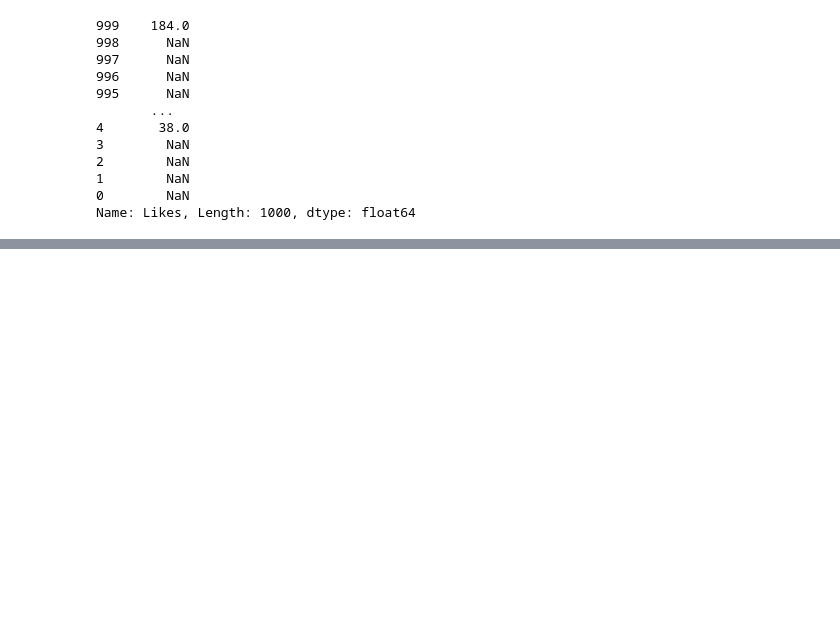
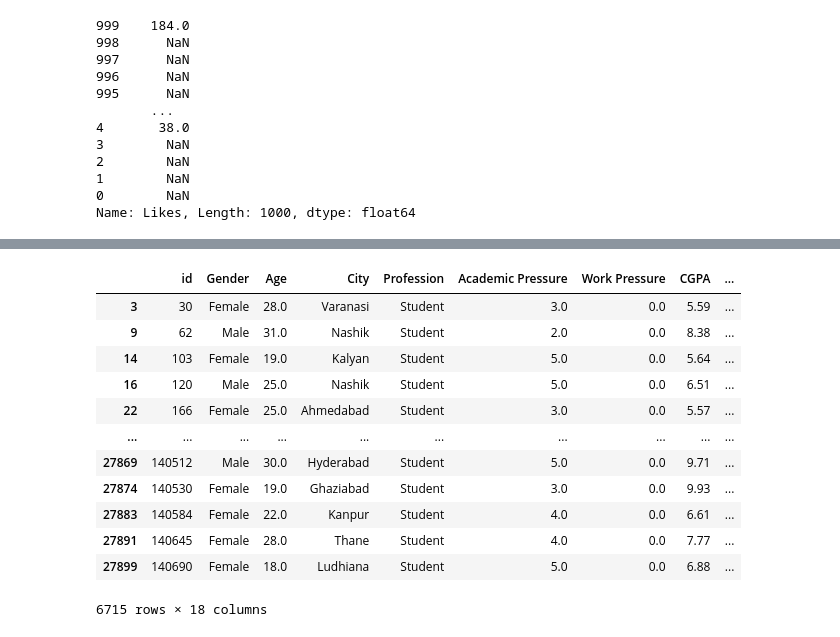
Before and after one commit to vikasjajoria/GenAI, a Jupyter notebook: Libraries/Pandas/mathematical_function.ipynb, the cells around one changed output, grey strips where cells are left out. Drawn from its saved outputs; the diff is of its cells as text; code cells hidden in the pictures; blank space fills up the shorter version.

```diff
--- a/Libraries/Pandas/mathematical_function.ipynb
+++ b/Libraries/Pandas/mathematical_function.ipynb
@@ -184,0 +211,16 @@ Name: Likes, dtype: float64
+# %%
+data[data['Financial Stress']==5]
+# %% [output]
+|  | id | Gender | Age | City | Profession | Academic Pressure | Work Pressure | CGPA | ... |
+| 3 | 30 | Female | 28.0 | Varanasi | Student | 3.0 | 0.0 | 5.59 | ... |
+| 9 | 62 | Male | 31.0 | Nashik | Student | 2.0 | 0.0 | 8.38 | ... |
+| 14 | 103 | Female | 19.0 | Kalyan | Student | 5.0 | 0.0 | 5.64 | ... |
+| 16 | 120 | Male | 25.0 | Nashik | Student | 5.0 | 0.0 | 6.51 | ... |
+| 22 | 166 | Female | 25.0 | Ahmedabad | Student | 3.0 | 0.0 | 5.57 | ... |
+| ... | ... | ... | ... | ... | ... | ... | ... | ... | ... |
+| 27869 | 140512 | Male | 30.0 | Hyderabad | Student | 5.0 | 0.0 | 9.71 | ... |
+| 27874 | 140530 | Female | 19.0 | Ghaziabad | Student | 3.0 | 0.0 | 9.93 | ... |
+| 27883 | 140584 | Female | 22.0 | Kanpur | Student | 4.0 | 0.0 | 6.61 | ... |
+| 27891 | 140645 | Female | 28.0 | Thane | Student | 4.0 | 0.0 | 7.77 | ... |
+| 27899 | 140690 | Female | 18.0 | Ludhiana | Student | 5.0 | 0.0 | 6.88 | ... |
+6715 rows × 18 columns
```
Also changed, not shown: parts of 31 cells of this notebook, 1 other file.
